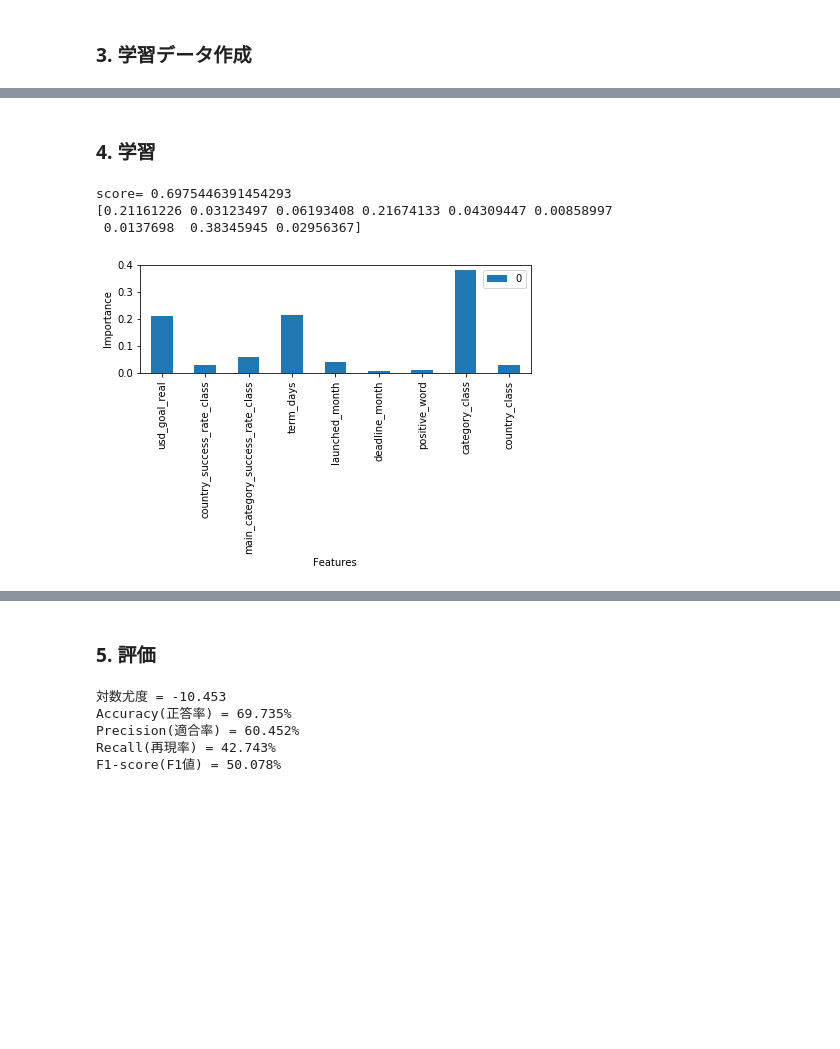
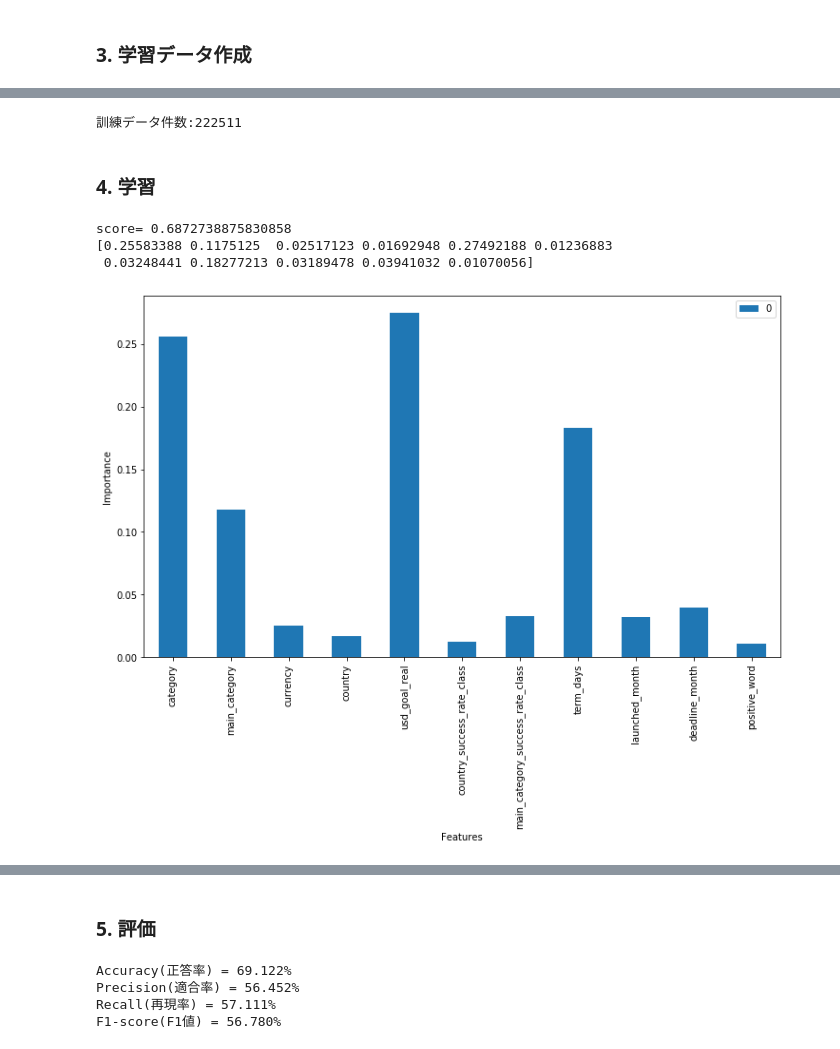
Before and after one commit to a-ozaki-a-ozaki-a-ozaki/KagawaAI_Homework, a Jupyter notebook: Day3_work_尾崎晃広.ipynb, the cells around one changed output, grey strips where cells are left out. Cells and saved outputs as stored; diff of their text form; code cells hidden in the pictures; blank space fills up the shorter version.

```diff
--- a/Day3_work_尾崎晃広.ipynb
+++ b/Day3_work_尾崎晃広.ipynb
@@ -162,5 +253,2 @@ def GetLearningData(p_x_train, p_x_test):
 # %% [markdown]
 ### 3. 学習データ作成
-# %%
-# 学習データ生成クラスでデータ作成
-X_train, X_test = GetLearningData(X_train, X_test)
@@ -211,0 +255,17 @@ len(X_train)
+# %%
+# 欠損レコード、外れ値を含むレコード削除
+X_train, y_train = RemoveRecord(X_train, y_train)
+
+# 学習データ生成クラスでデータ作成
+df_X_train, df_X_test = GetLearningData(X_train, X_test)
+
+# 訓練データ、テストデータをセット
+X_train = df_X_train[:].values
+X_test = df_X_test[:].values
+
+print("トレーニングデータ")
+display(df_X_train.head())
+display(df_X_train.tail())
+print("テストデータ")
+display(df_X_test.head())
+display(df_X_test.tail())
@@ -212,36 +325,30 @@ len(X_train)
+# %%
+print("訓練データ件数:%d"%len(X_train))
+# %% [output]
+訓練データ件数:222511
 # %% [markdown]
 ### 4. 学習
 # %%
 %%time
 
-from sklearn.ensemble import AdaBoostClassifier
-from sklearn.tree import DecisionTreeClassifier
-
-# ランダムフォレスト
-#clf = RandomForestClassifier(n_estimators=100, max_depth=5, criterion="gini",
-#                                                 min_samples_leaf=12, min_samples_split=4, random_state=1234)
 # アダブースト
-clf = AdaBoostClassifier(DecisionTreeClassifier(max_depth=3,
-                                                    min_samples_leaf = 14,
+clf = AdaBoostClassifier(DecisionTreeClassifier(max_depth=5,
+                                                    min_samples_leaf = 26,
                                                     min_samples_split = 2,
                                                     random_state=1234,
                                                     criterion="gini"),
                                                        n_estimators=22, random_state=1234)
 clf.fit(X_train, y_train)
 print("score=", clf.score(X_train, y_train))
 
 # 説明変数の重要度を出力する
-# scikit-learnで算出される重要度は、ある説明変数による不純度の減少量合計である。
 print(clf.feature_importances_)
-pd.DataFrame(clf.feature_importances_, index=['usd_goal_real', 'country_success_rate_class',
-       'main_category_success_rate_class', 'term_days', 'launched_month',
-       'deadline_month', 'positive_word', 'category_class',
-       'country_class']).plot.bar(figsize=(7,2))
+pd.DataFrame(clf.feature_importances_, index=df_X_train.columns).plot.bar(figsize=(12,7))
 plt.ylabel("Importance")
 plt.xlabel("Features")
 plt.show()
 # %% [output]
-score= 0.6975446391454293
-[0.21161226 0.03123497 0.06193408 0.21674133 0.04309447 0.00858997
- 0.0137698  0.38345945 0.02956367]
+score= 0.6872738875830858
+[0.25583388 0.1175125  0.02517123 0.01692948 0.27492188 0.01236883
+ 0.03248441 0.18277213 0.03189478 0.03941032 0.01070056]
-[figure, old version]
+[figure, new version]
@@ -258,17 +366,15 @@ accuracy = accuracy_score(y_test, y_pred)
 precision, recall, f1_score, _ = precision_recall_fscore_support(y_test, y_pred)
 
 # 表示
-print("対数尤度 = {:.3f}".format(- log_loss(y_test, y_pred)))
 print("Accuracy(正答率) = {:.3f}%".format(accuracy * 100))
 print("Precision(適合率) = {:.3f}%".format(precision[1] * 100))
 print("Recall(再現率) = {:.3f}%".format(recall[1] * 100))
 print("F1-score(F1値) = {:.3f}%".format(f1_score[1] * 100))
 # %% [output]
-対数尤度 = -10.453
-Accuracy(正答率) = 69.735%
-Precision(適合率) = 60.452%
-Recall(再現率) = 42.743%
-F1-score(F1値) = 50.078%
+Accuracy(正答率) = 69.122%
+Precision(適合率) = 56.452%
+Recall(再現率) = 57.111%
+F1-score(F1値) = 56.780%
 # %%
 # 予測値と正解のクロス集計（混同行列）
 conf_mat = confusion_matrix(y_test, y_pred)
```
Also changed, not shown: parts of 25 cells of this notebook.
